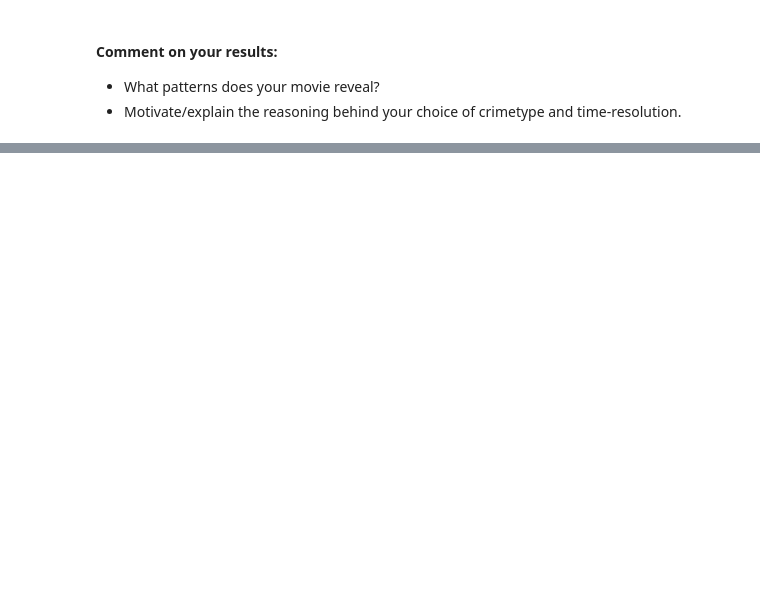
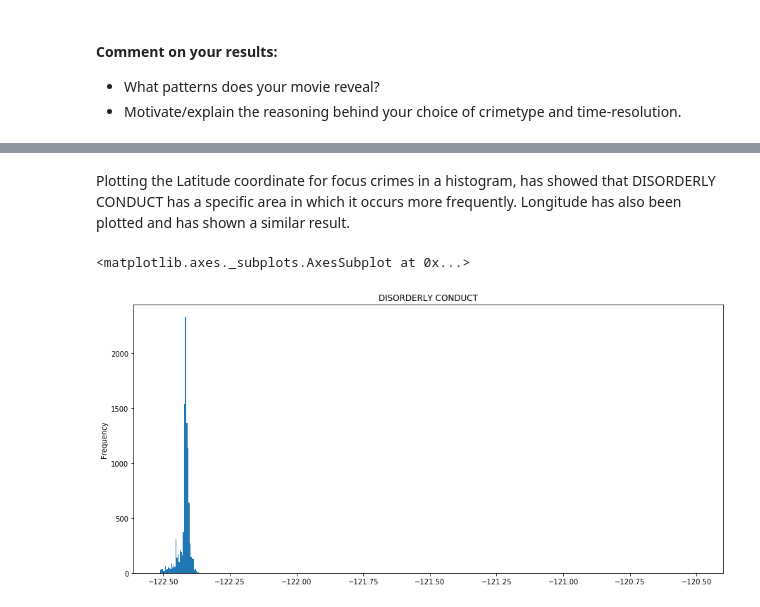
Before and after one commit to IncioMan/socialdata, a Jupyter notebook: Assignments/Part5.ipynb, the cells around one changed output, grey strips where cells are left out. Saved outputs shown, nothing was run; the diff lists cells and outputs as text; code cells hidden in the pictures; blank space fills up the shorter version.

```diff
--- a/Assignments/Part5.ipynb
+++ b/Assignments/Part5.ipynb
@@ -107,0 +144,7 @@ Ellipsis
+# %% [markdown]
+Plotting the Latitude coordinate for focus crimes in a histogram, has showed that DISORDERLY CONDUCT has a specific area in which it occurs more frequently. Longitude has also been plotted and has shown a similar result.
+# %%
+crime_data.X.plot(kind='hist',bins=500,title="DISORDERLY CONDUCT", figsize=(15,7))
+# %% [output]
+<matplotlib.axes._subplots.AxesSubplot at 0x...>
+[figure, added]
```
Also changed, not shown: parts of 15 cells of this notebook.
